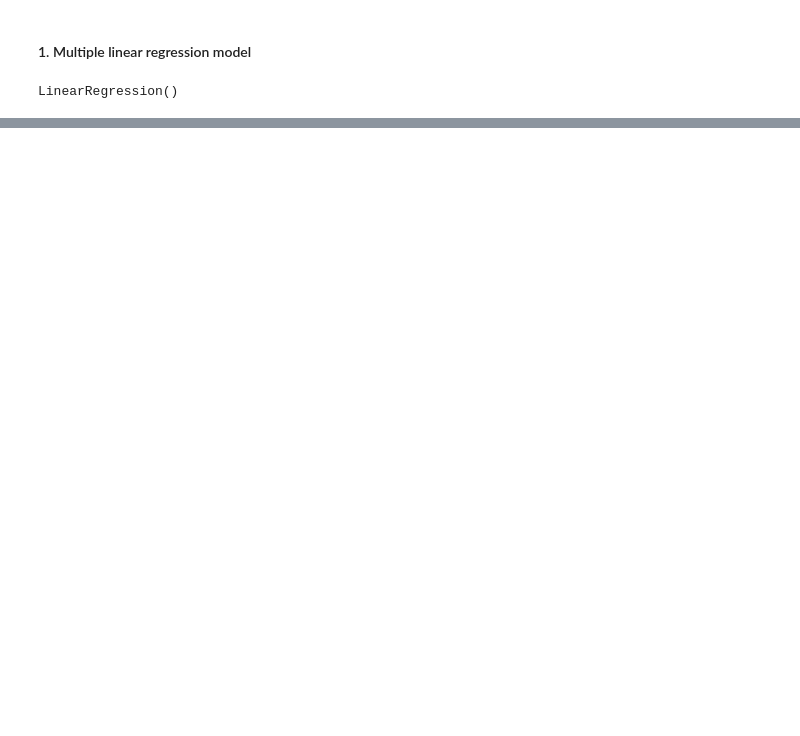
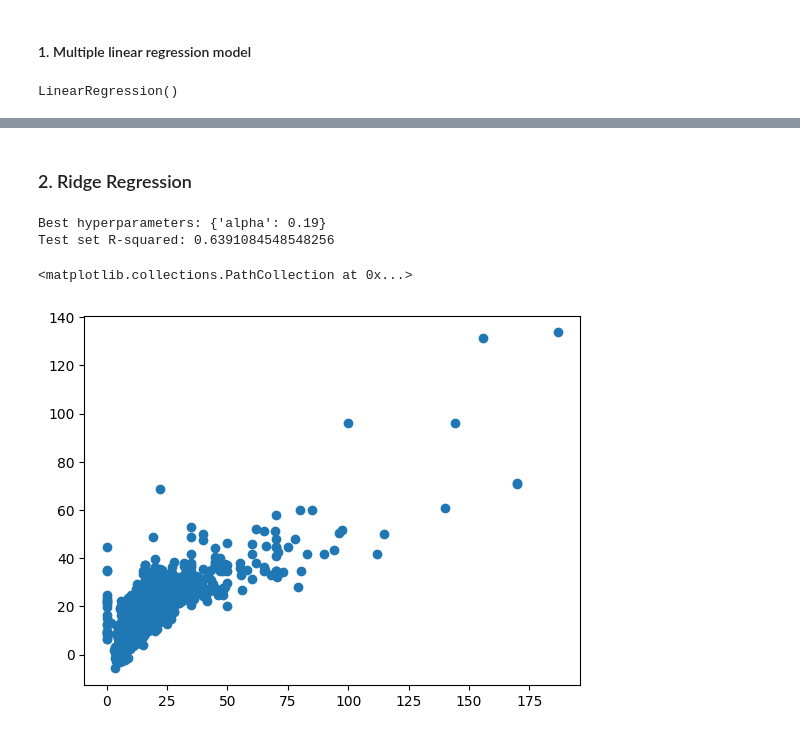
Before and after one commit to bonkh/I2DS_Final_Project, a Jupyter notebook: Modeling.ipynb, the cells around one changed output, grey strips where cells are left out. Cells and saved outputs as stored; diff of their text form; code cells hidden in the pictures; blank space fills up the shorter version.

Commit message:
Regression model explained

```diff
--- a/Modeling.ipynb
+++ b/Modeling.ipynb
@@ -88,0 +240,33 @@ plt.scatter(y_test, y_pred_test)
+# %% [markdown]
+### 2. Ridge Regression
+# %%
+# Create the model
+model = Ridge()
+
+# Define the hyperparameter grid
+param_grid = {'alpha': [0.1, 1, 10, 100, 0.2, 0.18, 0.19]}
+
+# Perform GridSearchCV with cross-validation (5-fold in this case)
+grid_search = GridSearchCV(model, param_grid, cv=5, scoring='neg_mean_squared_error')
+grid_search.fit(x_train, y_train)
+
+# Get the best hyperparameters
+best_params = grid_search.best_params_
+print(f"Best hyperparameters: {best_params}")
+
+# Train the final model using the best hyperparameters on the entire training dataset
+best_model = Ridge(**best_params)
+best_model.fit(x_train, y_train)
+
+y_predict = best_model.predict(x_test)
+
+# Evaluate the final model on the test set
+test_score = best_model.score(x_test, y_test)
+print(f"Test set R-squared: {test_score}")
+
+plt.scatter(y_test, y_predict)
+# %% [output]
+Best hyperparameters: {'alpha': 0.19}
+Test set R-squared: 0.6391084548548256
+<matplotlib.collections.PathCollection at 0x...>
+[figure, added]
```
Also changed, not shown: parts of 20 cells of this notebook, 1 other file.
